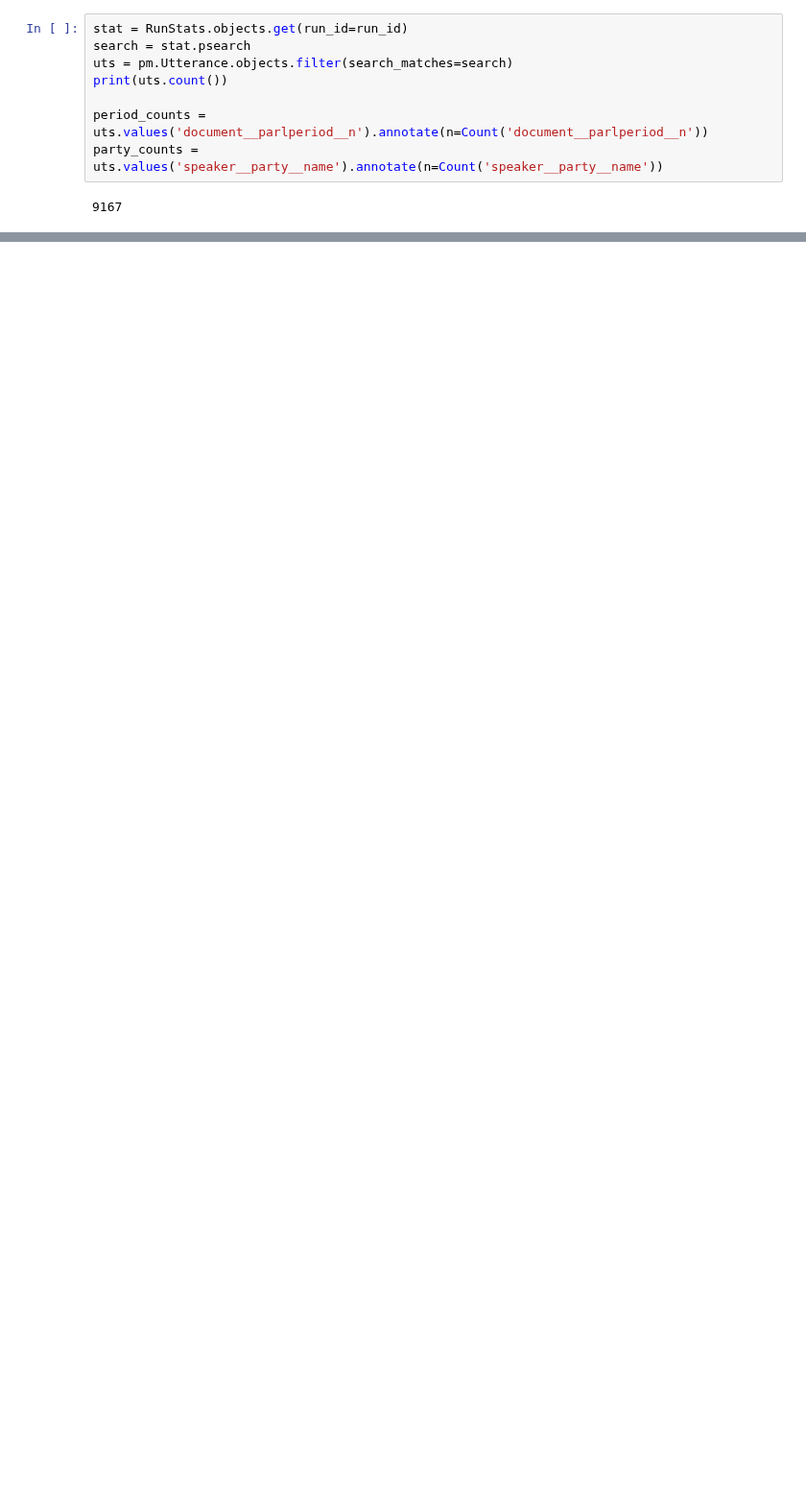
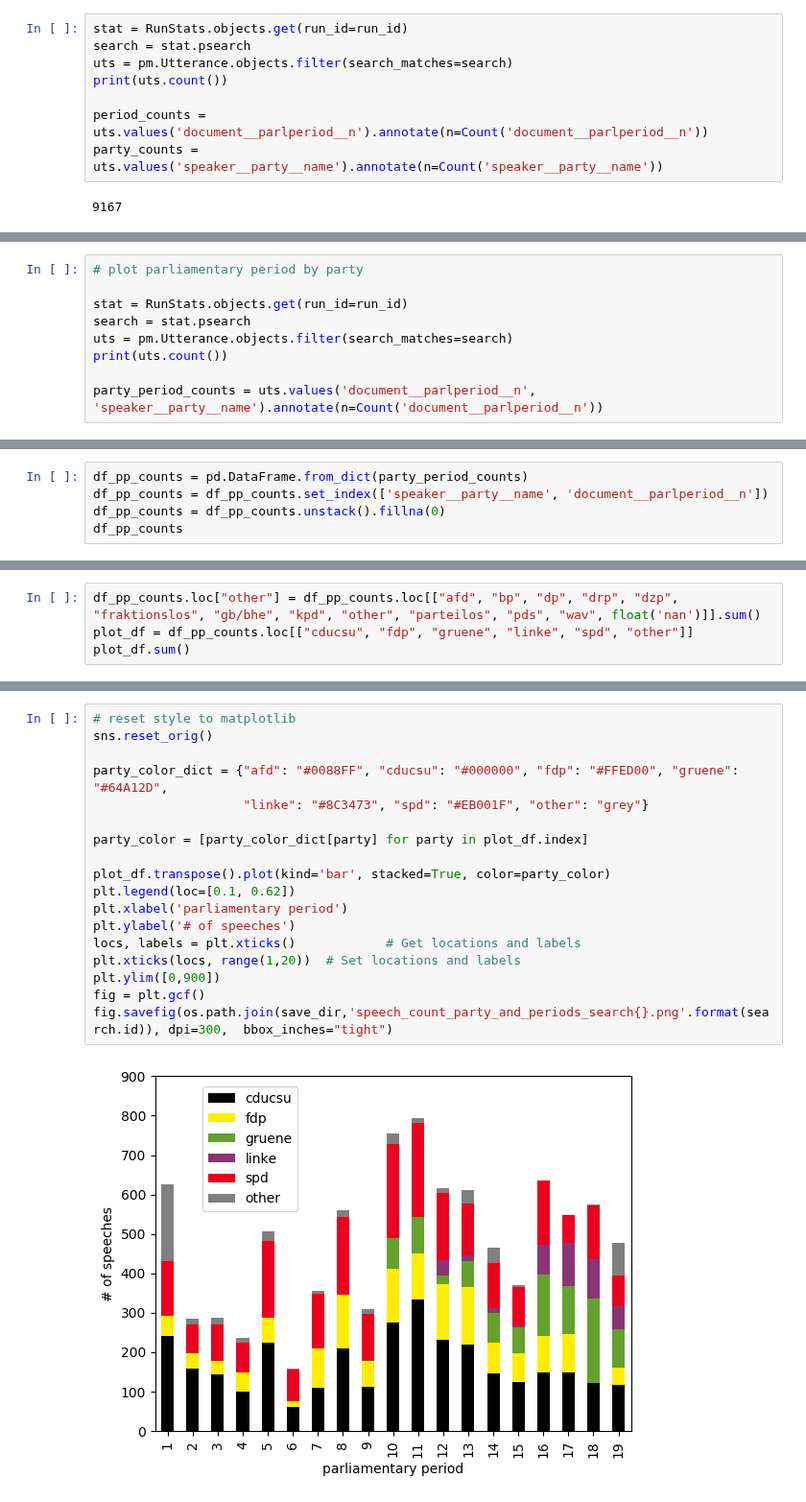
Before and after one commit to mcc-apsis/coal-discourse, a Jupyter notebook: 04_Speech and paragraph stats - paper.ipynb, the cells around one changed output, grey strips where cells are left out. Shown at 96% size. Drawn from its saved outputs; the diff is of its cells as text; blank space fills up the shorter version.

```diff
--- a/04_Speech and paragraph stats - paper.ipynb
+++ b/04_Speech and paragraph stats - paper.ipynb
@@ -175,0 +176,9 @@ fig.savefig(os.path.join(save_dir,'party_share_search_{}.png'.format(search.id))
+# %%
+# plot parliamentary period by party
+
+stat = RunStats.objects.get(run_id=run_id)
+search = stat.psearch
+uts = pm.Utterance.objects.filter(search_matches=search)
+print(uts.count())
+
+party_period_counts = uts.values('document__parlperiod__n', 'speaker__party__name').annotate(n=Count('document__parlperiod__n'))
@@ -175,0 +187,5 @@ fig.savefig(os.path.join(save_dir,'party_share_search_{}.png'.format(search.id))
+# %%
+df_pp_counts = pd.DataFrame.from_dict(party_period_counts)
+df_pp_counts = df_pp_counts.set_index(['speaker__party__name', 'document__parlperiod__n'])
+df_pp_counts = df_pp_counts.unstack().fillna(0)
+df_pp_counts
@@ -175,0 +212,4 @@ fig.savefig(os.path.join(save_dir,'party_share_search_{}.png'.format(search.id))
+# %%
+df_pp_counts.loc["other"] = df_pp_counts.loc[["afd", "bp", "dp", "drp", "dzp", "fraktionslos", "gb/bhe", "kpd", "other", "parteilos", "pds", "wav", float('nan')]].sum()
+plot_df = df_pp_counts.loc[["cducsu", "fdp", "gruene", "linke", "spd", "other"]]
+plot_df.sum()
@@ -175,0 +234,20 @@ fig.savefig(os.path.join(save_dir,'party_share_search_{}.png'.format(search.id))
+# %%
+# reset style to matplotlib
+sns.reset_orig()
+
+party_color_dict = {"afd": "#0088FF", "cducsu": "#000000", "fdp": "#FFED00", "gruene": "#64A12D",
+                    "linke": "#8C3473", "spd": "#EB001F", "other": "grey"}
+
+party_color = [party_color_dict[party] for party in plot_df.index]
+
+plot_df.transpose().plot(kind='bar', stacked=True, color=party_color)
+plt.legend(loc=[0.1, 0.62])
+plt.xlabel('parliamentary period')
+plt.ylabel('# of speeches')
+locs, labels = plt.xticks()            # Get locations and labels
+plt.xticks(locs, range(1,20))  # Set locations and labels
+plt.ylim([0,900])
+fig = plt.gcf()
+fig.savefig(os.path.join(save_dir,'speech_count_party_and_periods_search{}.png'.format(search.id)), dpi=300,  bbox_inches="tight")
+# %% [output]
+[figure, added]
```
Also changed, not shown: parts of 9 cells of this notebook, 6 other files.
